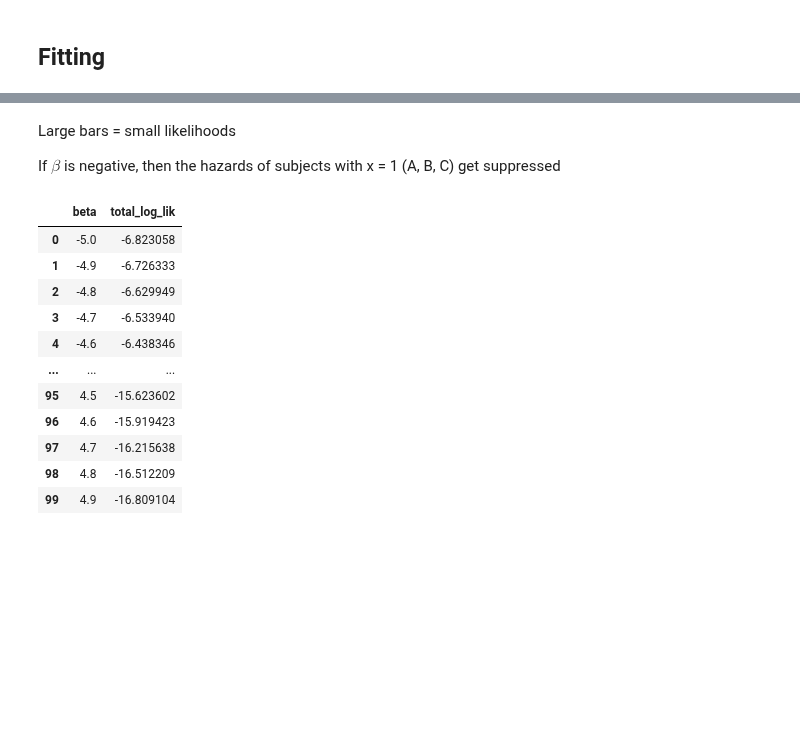
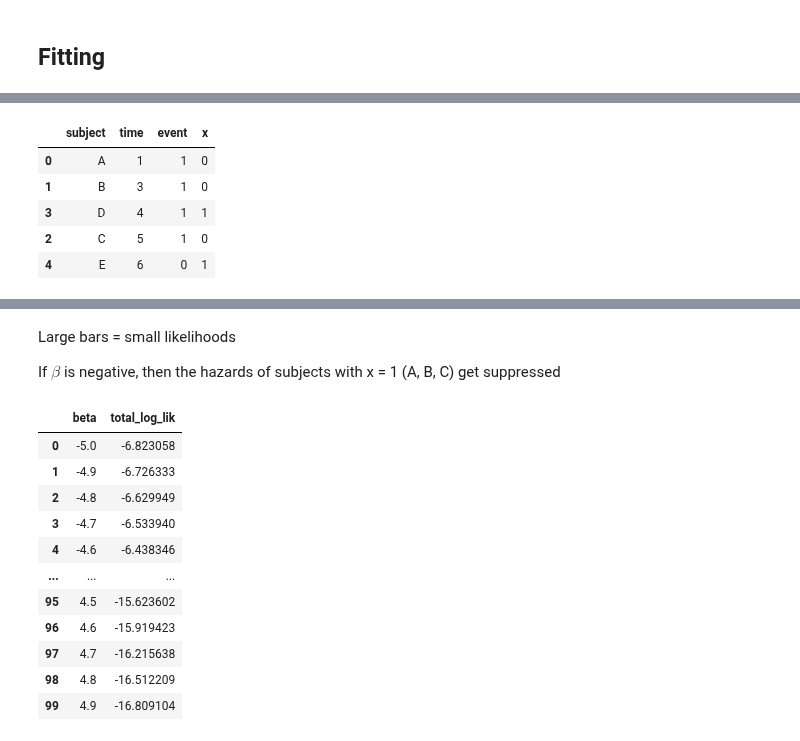
Before and after one commit to igor-sb/blog, a Jupyter notebook: posts/cox_regression.ipynb, the cells around one changed output, grey strips where cells are left out. Drawn from its saved outputs; the diff is of its cells as text; code cells hidden in the pictures; blank space fills up the shorter version.

```diff
--- a/posts/cox_regression.ipynb
+++ b/posts/cox_regression.ipynb
@@ -97,0 +108,9 @@ It turns out, we can leave this pesky term $h_0(t)$ undefined, as it can complet
+# %%
+sample_df.sort_values(by = 'time')
+# %% [output]
+|  | subject | time | event | x |
+| 0 | A | 1 | 1 | 0 |
+| 1 | B | 3 | 1 | 0 |
+| 3 | D | 4 | 1 | 1 |
+| 2 | C | 5 | 1 | 0 |
+| 4 | E | 6 | 0 | 1 |
```
Also changed, not shown: parts of 34 cells of this notebook.
